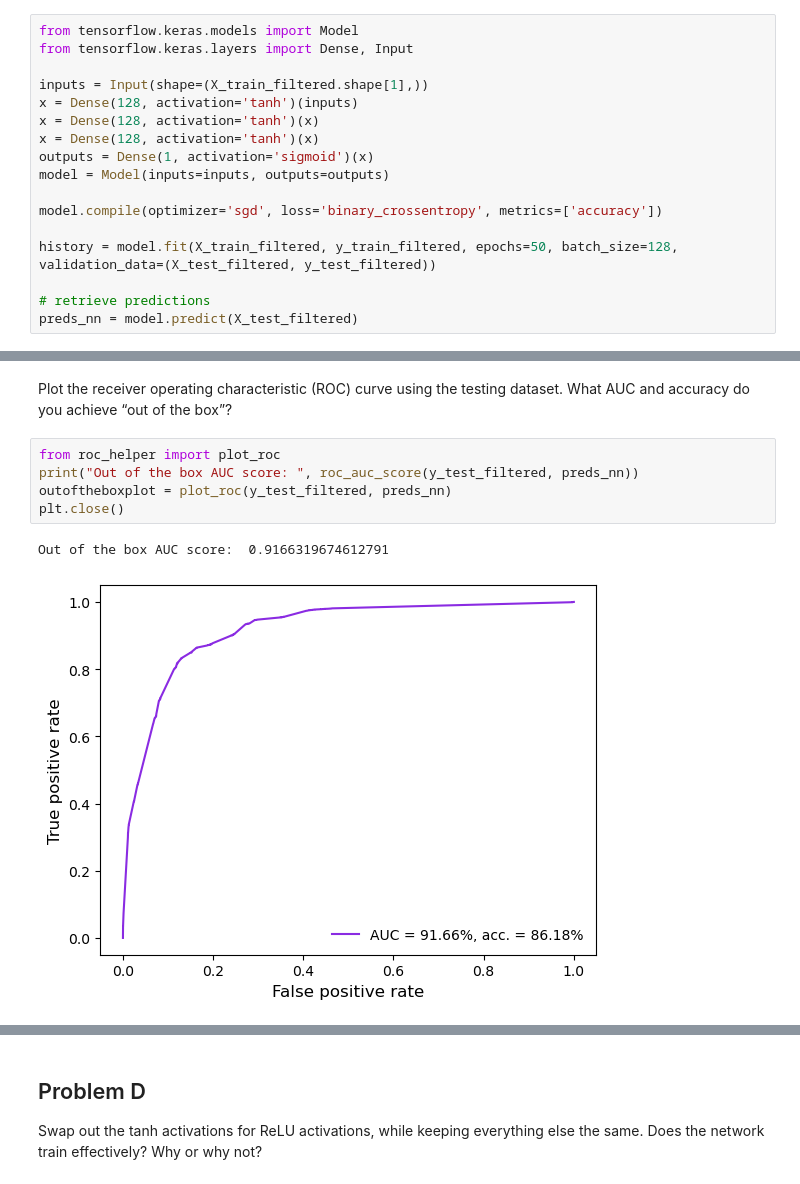
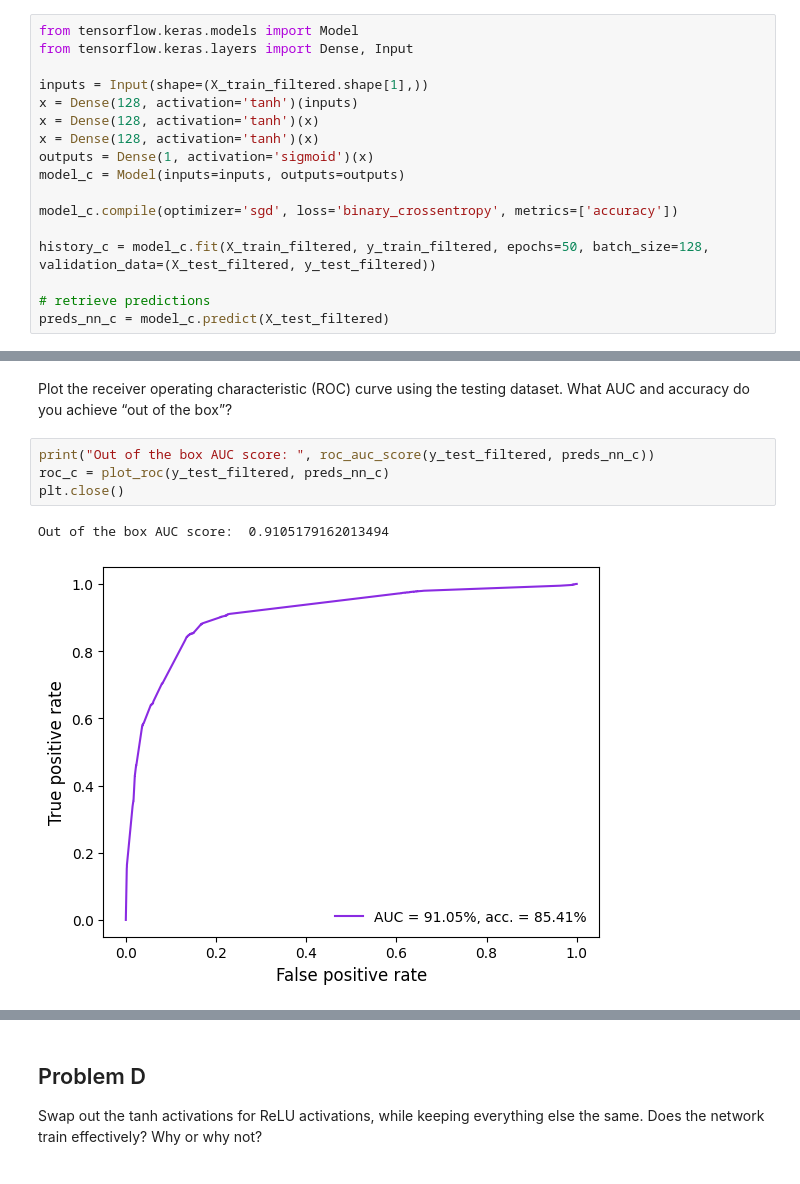
Before and after one commit to bdkcspronk/Deep-learning-in-physics, a Jupyter notebook: Assignment-2/code/Homework2-problem2.ipynb, the cells around one changed output, grey strips where cells are left out. Saved outputs shown, nothing was run; the diff lists cells and outputs as text.

```diff
--- a/Assignment-2/code/Homework2-problem2.ipynb
+++ b/Assignment-2/code/Homework2-problem2.ipynb
@@ -194,13 +213,13 @@ x = Dense(128, activation='tanh')(inputs)
 x = Dense(128, activation='tanh')(x)
 x = Dense(128, activation='tanh')(x)
 outputs = Dense(1, activation='sigmoid')(x)
-model = Model(inputs=inputs, outputs=outputs)
+model_c = Model(inputs=inputs, outputs=outputs)
 
-model.compile(optimizer='sgd', loss='binary_crossentropy', metrics=['accuracy'])
+model_c.compile(optimizer='sgd', loss='binary_crossentropy', metrics=['accuracy'])
 
-history = model.fit(X_train_filtered, y_train_filtered, epochs=50, batch_size=128, validation_data=(X_test_filtered, y_test_filtered))
+history_c = model_c.fit(X_train_filtered, y_train_filtered, epochs=50, batch_size=128, validation_data=(X_test_filtered, y_test_filtered))
 
 # retrieve predictions
-preds_nn = model.predict(X_test_filtered)
+preds_nn_c = model_c.predict(X_test_filtered)
 # %% [output]
 Epoch 1/50
@@ -224,10 +243,9 @@ Epoch 50/50
 Plot the receiver operating characteristic (ROC) curve using the testing dataset. What AUC and accuracy
 do you achieve “out of the box”?
 # %%
-from roc_helper import plot_roc
-print("Out of the box AUC score: ", roc_auc_score(y_test_filtered, preds_nn))
-outoftheboxplot = plot_roc(y_test_filtered, preds_nn)
+print("Out of the box AUC score: ", roc_auc_score(y_test_filtered, preds_nn_c))
+roc_c = plot_roc(y_test_filtered, preds_nn_c)
 plt.close()
 # %% [output]
-Out of the box AUC score:  0.9166319674612791
+Out of the box AUC score:  0.9105179162013494
-[figure, old version]
+[figure, new version]
```
Also changed, not shown: parts of 48 cells of this notebook, 2 other files.
